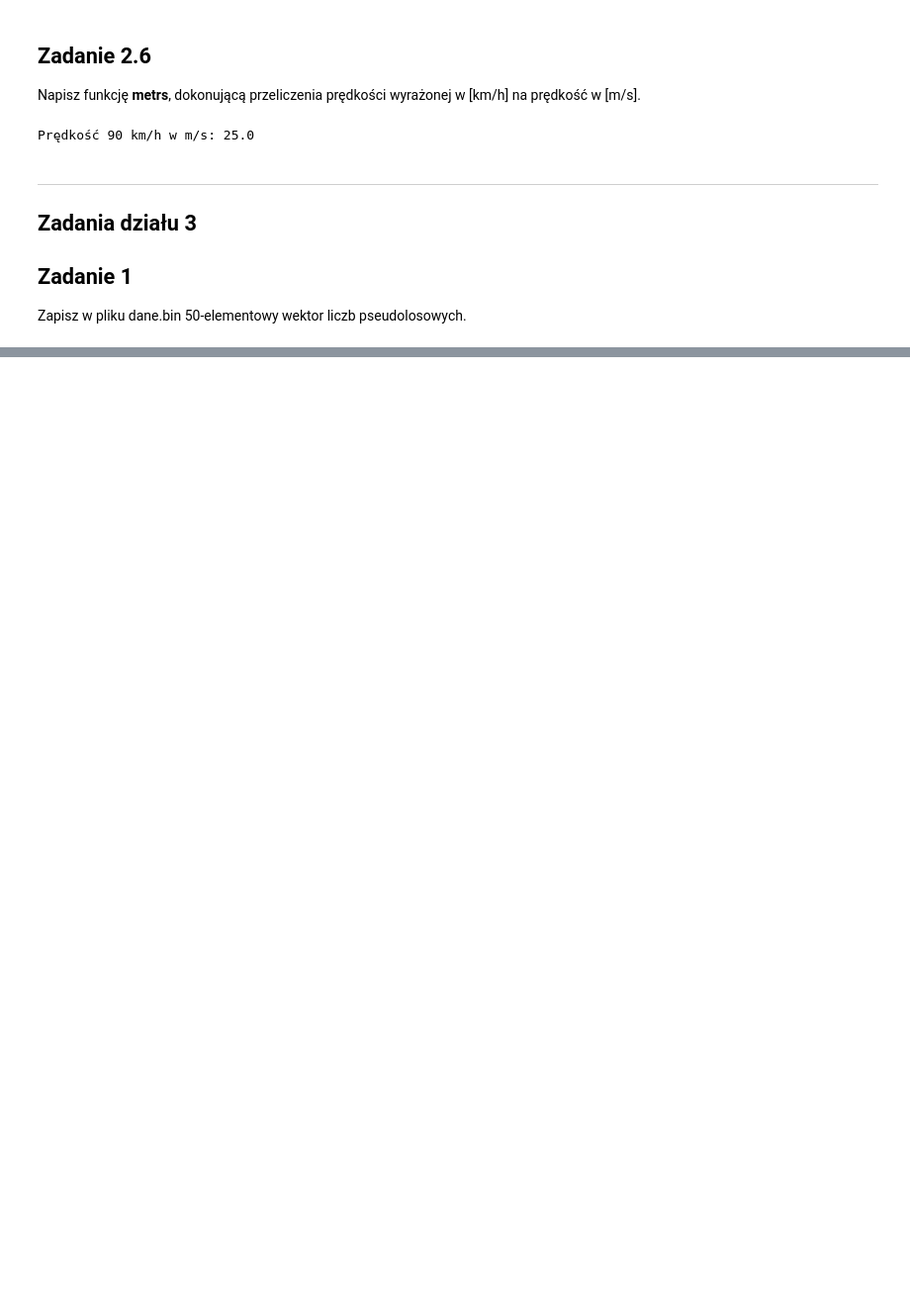
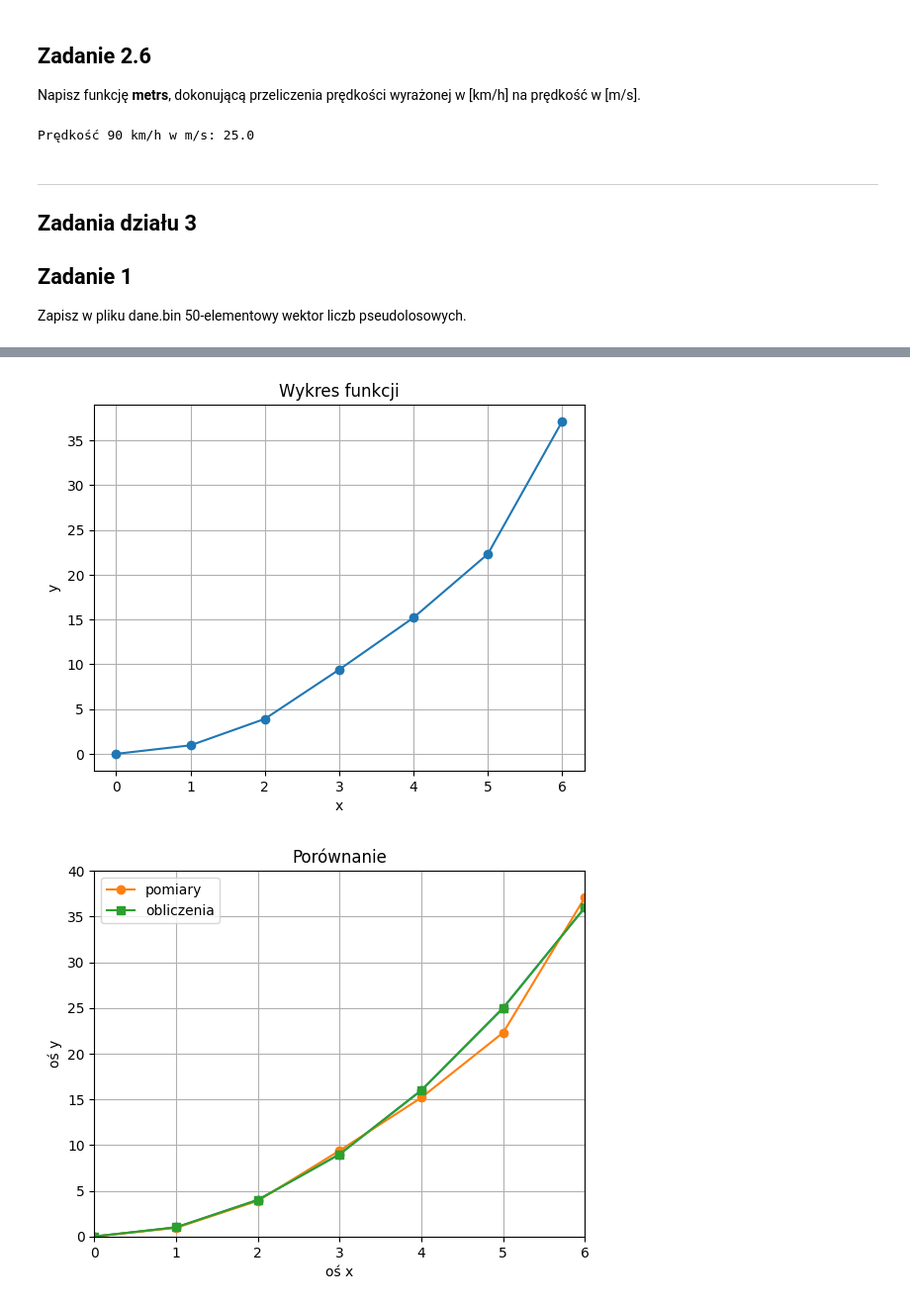
Before and after one commit to Hadidomena/MetodyNumeryczne, a Jupyter notebook: Sprawozdanie1.ipynb, the cells around one changed output, grey strips where cells are left out. Shown at 99% size. Cells and saved outputs as stored; diff of their text form; code cells hidden in the pictures; blank space fills up the shorter version.

```diff
--- a/Sprawozdanie1.ipynb
+++ b/Sprawozdanie1.ipynb
@@ -394,0 +528,34 @@ Zapisz w pliku dane.bin 50-elementowy wektor liczb pseudolosowych.
+# %%
+# a. Wykres funkcji
+x = np.array([0,1,2,3,4,5,6])
+y = np.array([0,0.95,3.9,9.4,15.2,22.3,37.1])
+
+plt.plot(x, y, 'o-')
+plt.title('Wykres funkcji')
+plt.xlabel('x')
+plt.ylabel('y')
+plt.grid()
+plt.show()
+
+# b.
+y2 = np.array([xi**2 for xi in x])
+plt.plot(x, y2, 'o-')
+plt.plot(x, y, 'o-', label='pomiary')
+plt.plot(x, y2, 's-', label='obliczenia')
+plt.xlim(0, 6)
+plt.ylim(0, 40)
+plt.xlabel('oś x')
+plt.ylabel('oś y')
+plt.title('Porównanie')
+plt.legend()
+plt.grid()
+plt.show()
+
+# c. Wykres został już wyskalowany w poprzednim kroku
+
+# d. Opis dodałem w kroku b
+
+# e. Siatkę dodałem w kroku b
+# %% [output]
+[figure, added]
+[figure, added]
```
Also changed, not shown: parts of 41 cells of this notebook, 1 other file.
